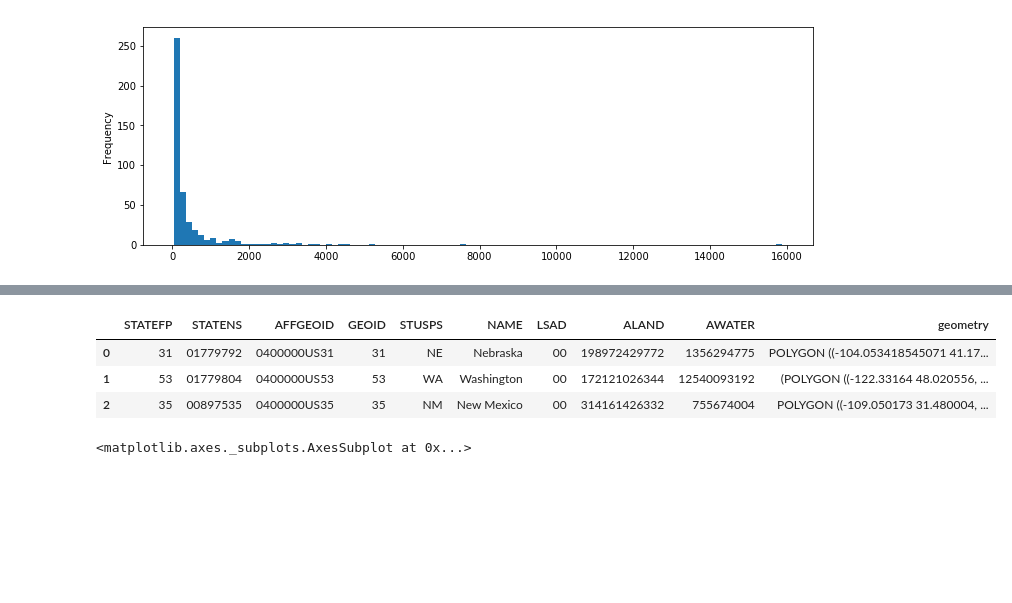
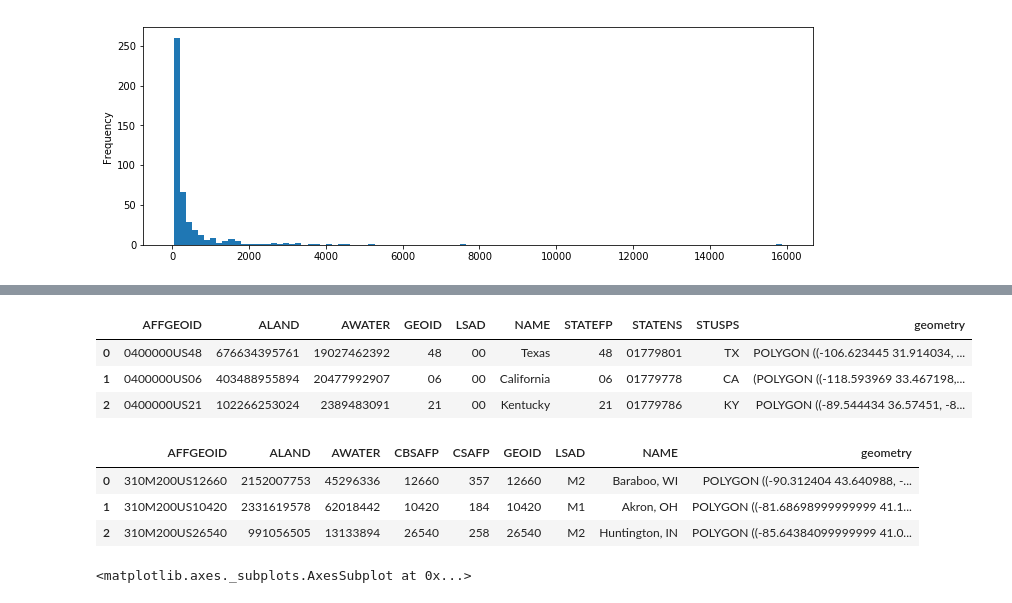
Before and after one commit to stoneyv/cbsa_plot, a Jupyter notebook: python/notebooks/cbsa_cbp_ecommerce_2015.ipynb, the cells around one changed output, grey strips where cells are left out. Cells and saved outputs as stored; diff of their text form; code cells hidden in the pictures; blank space fills up the shorter version.

Commit message:
changed csv, shapefiles in python notebook and readme

```diff
--- a/python/notebooks/cbsa_cbp_ecommerce_2015.ipynb
+++ b/python/notebooks/cbsa_cbp_ecommerce_2015.ipynb
@@ -79,12 +75,21 @@ us_county_df.head(3)
 # %%
-cb_2015_us_state = '../../data/shapefiles/cb_2015_us_state_500k/cb_2015_us_state_500k.shp'
+cb_2015_us_state = '../../data/shapefiles/cb_2015_us_state_20m/cb_2015_us_state_20m.shp'
 us_state_df = gpd.read_file(cb_2015_us_state)
 us_state_df.head(3)
 # %% [output]
-|  | STATEFP | STATENS | AFFGEOID | GEOID | STUSPS | NAME | LSAD | ALAND | AWATER | geometry |
-| 0 | 31 | 01779792 | 0400000US31 | 31 | NE | Nebraska | 00 | 198972429772 | 1356294775 | POLYGON ((-104.053418545071 41.17... |
-| 1 | 53 | 01779804 | 0400000US53 | 53 | WA | Washington | 00 | 172121026344 | 12540093192 | (POLYGON ((-122.33164 48.020556, ... |
-| 2 | 35 | 00897535 | 0400000US35 | 35 | NM | New Mexico | 00 | 314161426332 | 755674004 | POLYGON ((-109.050173 31.480004, ... |
+|  | AFFGEOID | ALAND | AWATER | GEOID | LSAD | NAME | STATEFP | STATENS | STUSPS | geometry |
+| 0 | 0400000US48 | 676634395761 | 19027462392 | 48 | 00 | Texas | 48 | 01779801 | TX | POLYGON ((-106.623445 31.914034, ... |
+| 1 | 0400000US06 | 403488955894 | 20477992907 | 06 | 00 | California | 06 | 01779778 | CA | (POLYGON ((-118.593969 33.467198,... |
+| 2 | 0400000US21 | 102266253024 | 2389483091 | 21 | 00 | Kentucky | 21 | 01779786 | KY | POLYGON ((-89.544434 36.57451, -8... |
+# %%
+cb_2015_us_cbsa = '../../data/shapefiles/cb_2015_us_cbsa_20m/cb_2015_us_cbsa_20m.shp'
+us_cbsa_df = gpd.read_file(cb_2015_us_cbsa)
+us_cbsa_df.head(3)
+# %% [output]
+|  | AFFGEOID | ALAND | AWATER | CBSAFP | CSAFP | GEOID | LSAD | NAME | geometry |
+| 0 | 310M200US12660 | 2152007753 | 45296336 | 12660 | 357 | 12660 | M2 | Baraboo, WI | POLYGON ((-90.312404 43.640988, -... |
+| 1 | 310M200US10420 | 2331619578 | 62018442 | 10420 | 184 | 10420 | M1 | Akron, OH | POLYGON ((-81.68698999999999 41.1... |
+| 2 | 310M200US26540 | 991056505 | 13133894 | 26540 | 258 | 26540 | M2 | Huntington, IN | POLYGON ((-85.64384099999999 41.0... |
 # %%
 us_state_df.plot(linewidth=0.06,
                  alpha=0.6,
```
Also changed, not shown: parts of 7 cells of this notebook, 1 other file.
